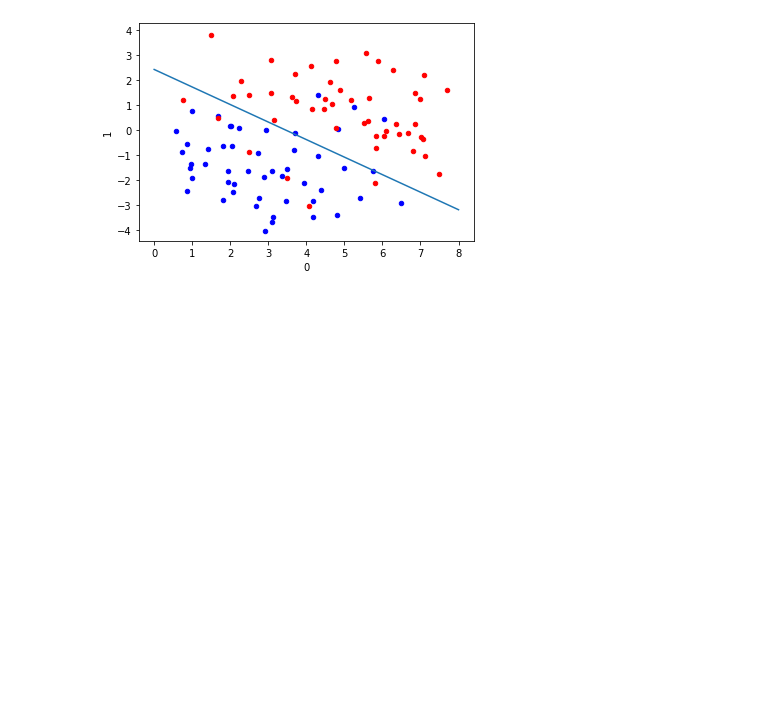
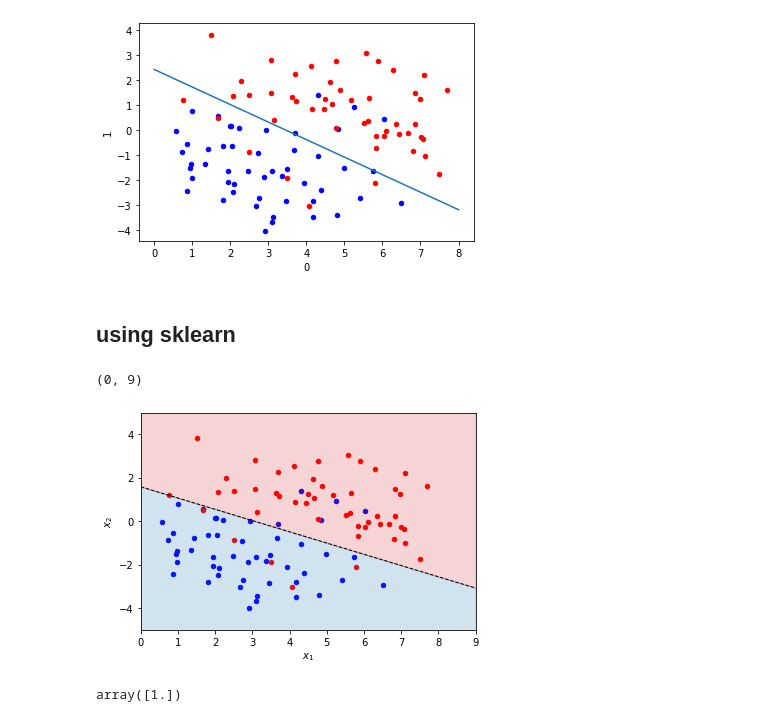
Before and after one commit to bfbarry/MOOC, a Jupyter notebook: cs229/ps1/ps1.ipynb, the cells around one changed output. Saved outputs shown, nothing was run; the diff lists cells and outputs as text; code cells hidden in the pictures; blank space fills up the shorter version.

```diff
--- a/cs229/ps1/ps1.ipynb
+++ b/cs229/ps1/ps1.ipynb
@@ -124,0 +118,2 @@ plt.plot(th_x, _ys)
+# %% [markdown]
+## using sklearn
@@ -124,0 +122,31 @@ plt.plot(th_x, _ys)
+# %%
+clf = LogisticRegression(solver='liblinear').fit(X,Ys)
+# %%
+ax = plt.axes()
+df_X = pd.DataFrame(X)
+df_Y = pd.DataFrame(Ys)
+df_X['label'] = df_Y[0].values
+
+df_X.query('label == -1').plot.scatter(x=0, y=1, ax=ax, color='blue')
+df_X.query('label == 1').plot.scatter(x=0, y=1, ax=ax, color='red')
+w1,w2 = clf.coef_.T
+b = clf.intercept_[0]
+c = -b/w2  # https://scipython.com/blog/plotting-the-decision-boundary-of-a-logistic-regression-model/
+m = -w1/w2
+xmin, xmax = 0, 9
+ymin, ymax = -5, 5
+xd = np.array([xmin, xmax])
+yd = m*xd + c
+plt.plot(xd, yd, 'k', lw=1, ls='--')
+plt.fill_between(xd,yd,ymin, color = 'tab:blue', alpha = 0.2)
+plt.fill_between(xd,yd,ymax, color = 'tab:red', alpha = 0.2)
+plt.ylabel(r'$x_2$')
+plt.xlabel(r'$x_1$')
+plt.ylim([ymin, ymax]);plt.xlim([xmin, xmax])
+# %% [output]
+(0, 9)
+[figure, added]
+# %%
+logit_ps1.predict([[1,2]])
+# %% [output]
+array([1.])
```
Also changed, not shown: parts of 6 cells of this notebook, 28 other files.
